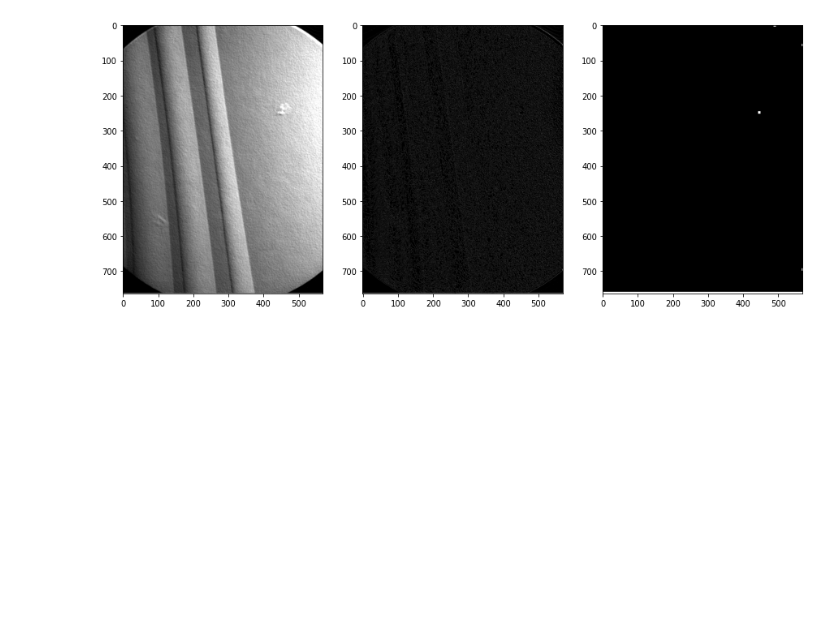
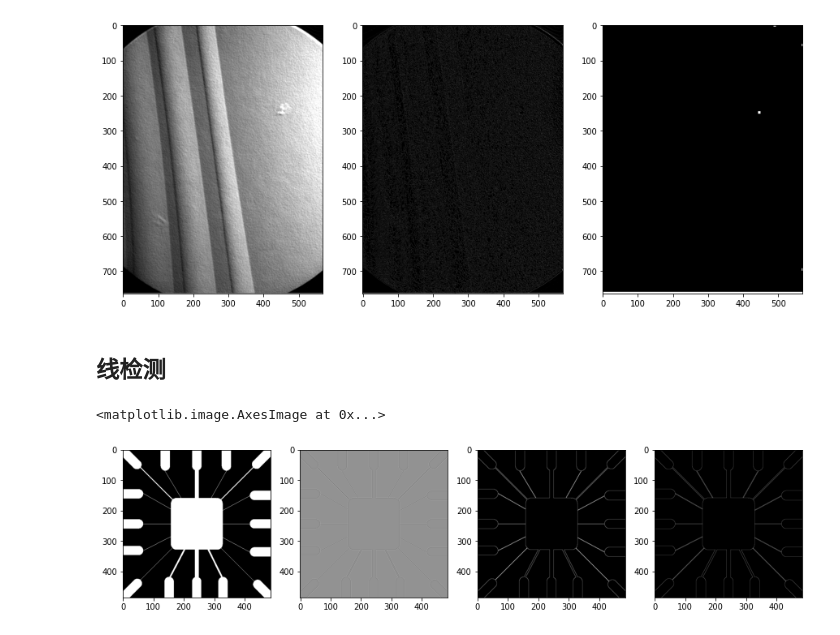
Before and after one commit to lizhuomao/Digital-Image-Processing, a Jupyter notebook: 图像分割/imagesegmentation.ipynb, the cells around one changed output. Drawn from its saved outputs; the diff is of its cells as text; code cells hidden in the pictures; blank space fills up the shorter version.

```diff
--- a/图像分割/imagesegmentation.ipynb
+++ b/图像分割/imagesegmentation.ipynb
@@ -24,3 +25,22 @@ axe[2].imshow(r_img, cmap = 'gray')
 # %% [output]
 <matplotlib.image.AxesImage at 0x...>
 [figure]
+# %% [markdown]
+## 线检测
+# %%
+_, axe = plt.subplots(1, 4, figsize = (15, 8))
+
+img = cv.imread('./image/Fig1005(a)(wirebond_mask).tif', cv.IMREAD_GRAYSCALE)
+axe[0].imshow(img, cmap = 'gray')
+
+img_l = cv.Laplacian(img, cv.CV_64F)
+axe[1].imshow(img_l, cmap = 'gray')
+
+img_l_a = np.abs(img_l)
+axe[2].imshow(img_l_a, cmap = 'gray')
+
+img_p = (img_l > 0).astype(int) * img_l
+axe[3].imshow(img_p, cmap = 'gray')
+# %% [output]
+<matplotlib.image.AxesImage at 0x...>
+[figure, added]
```
Also changed, not shown: parts of 7 cells of this notebook, 3 other files.
